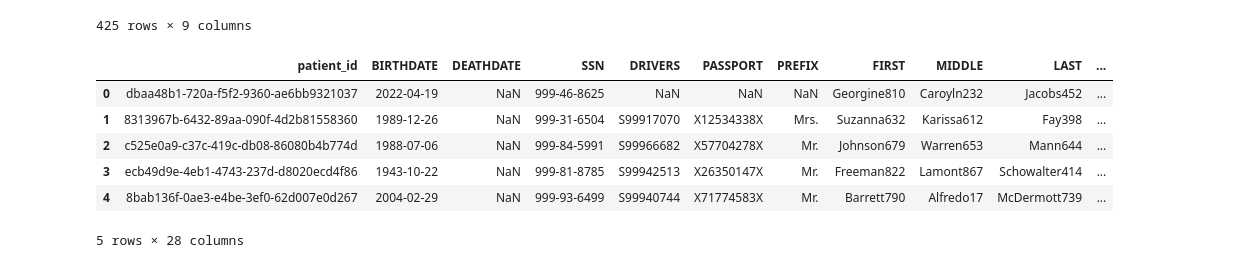
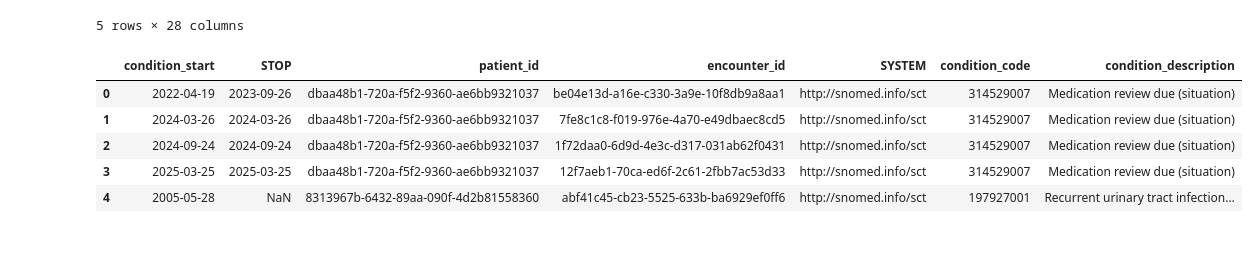
Before and after one commit to pholmes116/predicting-healthcare-costs-public, a Jupyter notebook: st446_project_vk.ipynb, the cells around one changed output. Saved outputs shown, nothing was run; the diff lists cells and outputs as text; code cells hidden in the pictures.

```diff
--- a/st446_project_vk.ipynb
+++ b/st446_project_vk.ipynb
@@ -77,12 +77,12 @@ claims_df_100 = dataframes_100.get('claims.csv')
 organizations_df_100 = dataframes_100.get('organizations.csv')
 providers_df_100 = dataframes_100.get('providers.csv')
 # %%
+# cleaning patient and condition files for merging
+#rename Id to patient_id
+patients_df_100.rename(columns={'Id': 'patient_id',}, inplace=True)
+display(patients_df_100.head())
 
-#rename Id to careplan_id
-careplans_df_100.rename(columns={'Id': 'careplan_id'}, inplace=True)
-#rename Patient to patient_id
-careplans_df_100.rename(columns={'PATIENT': 'patient_id'}, inplace=True)
-#rename encounter_id to encounter_id
-careplans_df_100.rename(columns={'ENCOUNTER': 'encounter_id'}, inplace=True)
-careplans_df_100
+#rename patient_id to patient_id
+conditions_df_100.rename(columns={'PATIENT': 'patient_id', 'ENCOUNTER': 'encounter_id', 'CODE':'condition_code' ,'DESCRIPTION': 'condition_description', 'START':'condition_start'}, inplace=True)
+conditions_df_100.head()
 # %% [output]
@@ -101,14 +95,7 @@ careplans_df_100
-425 rows × 9 columns
+5 rows × 28 columns
+|  | condition_start | STOP | patient_id | encounter_id | SYSTEM | condition_code | condition_description |
+| 0 | 2022-04-19 | 2023-09-26 | dbaa48b1-720a-f5f2-9360-ae6bb9321037 | be04e13d-a16e-c330-3a9e-10f8db9a8aa1 | http://snomed.info/sct | 314529007 | Medication review due (situation) |
+| 1 | 2024-03-26 | 2024-03-26 | dbaa48b1-720a-f5f2-9360-ae6bb9321037 | 7fe8c1c8-f019-976e-4a70-e49dbaec8cd5 | http://snomed.info/sct | 314529007 | Medication review due (situation) |
+| 2 | 2024-09-24 | 2024-09-24 | dbaa48b1-720a-f5f2-9360-ae6bb9321037 | 1f72daa0-6d9d-4e3c-d317-031ab62f0431 | http://snomed.info/sct | 314529007 | Medication review due (situation) |
+| 3 | 2025-03-25 | 2025-03-25 | dbaa48b1-720a-f5f2-9360-ae6bb9321037 | 12f7aeb1-70ca-ed6f-2c61-2fbb7ac53d33 | http://snomed.info/sct | 314529007 | Medication review due (situation) |
+| 4 | 2005-05-28 | NaN | 8313967b-6432-89aa-090f-4d2b81558360 | abf41c45-cb23-5525-633b-ba6929ef0ff6 | http://snomed.info/sct | 197927001 | Recurrent urinary tract infection... |
-# %%
-#rename Id to patient_id
-patients_df_100.rename(columns={'Id': 'patient_id'}, inplace=True)
-
-patients_df_100.head()
-# %% [output]
-|  | patient_id | BIRTHDATE | DEATHDATE | SSN | DRIVERS | PASSPORT | PREFIX | FIRST | MIDDLE | LAST | ... |
-| 0 | dbaa48b1-720a-f5f2-9360-ae6bb9321037 | 2022-04-19 | NaN | 999-46-8625 | NaN | NaN | NaN | Georgine810 | Caroyln232 | Jacobs452 | ... |
-| 1 | 8313967b-6432-89aa-090f-4d2b81558360 | 1989-12-26 | NaN | 999-31-6504 | S99917070 | X12534338X | Mrs. | Suzanna632 | Karissa612 | Fay398 | ... |
-| 2 | c525e0a9-c37c-419c-db08-86080b4b774d | 1988-07-06 | NaN | 999-84-5991 | S99966682 | X57704278X | Mr. | Johnson679 | Warren653 | Mann644 | ... |
-| 3 | ecb49d9e-4eb1-4743-237d-d8020ecd4f86 | 1943-10-22 | NaN | 999-81-8785 | S99942513 | X26350147X | Mr. | Freeman822 | Lamont867 | Schowalter414 | ... |
-| 4 | 8bab136f-0ae3-e4be-3ef0-62d007e0d267 | 2004-02-29 | NaN | 999-93-6499 | S99940744 | X71774583X | Mr. | Barrett790 | Alfredo17 | McDermott739 | ... |
-5 rows × 28 columns
```
Also changed, not shown: parts of 32 cells of this notebook.
